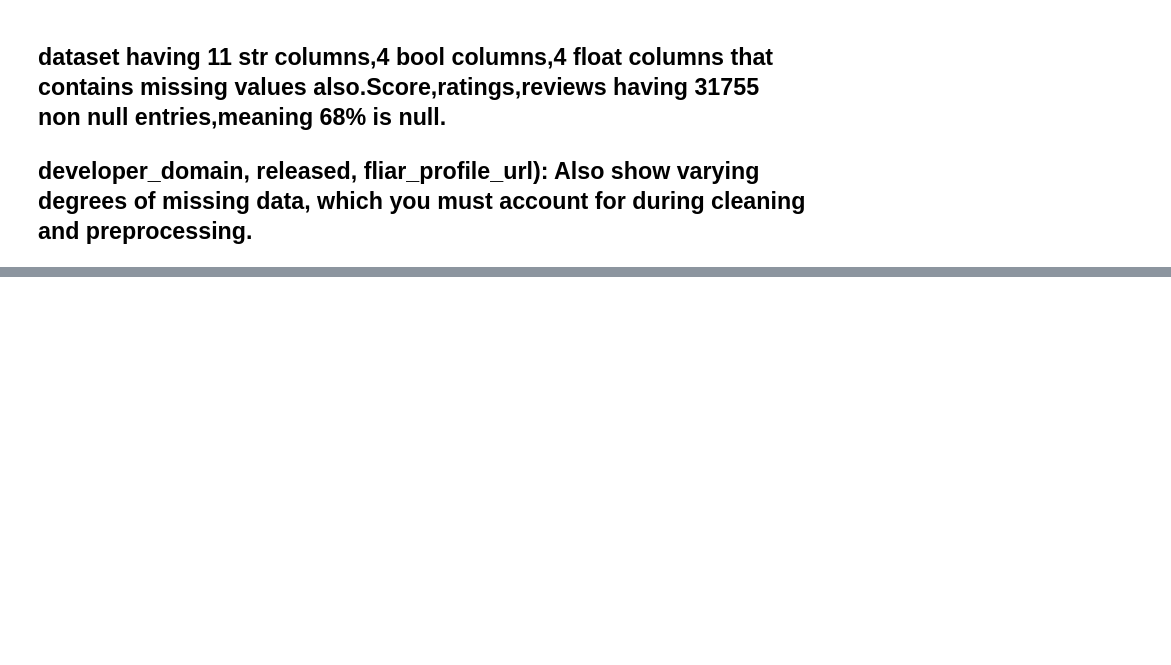
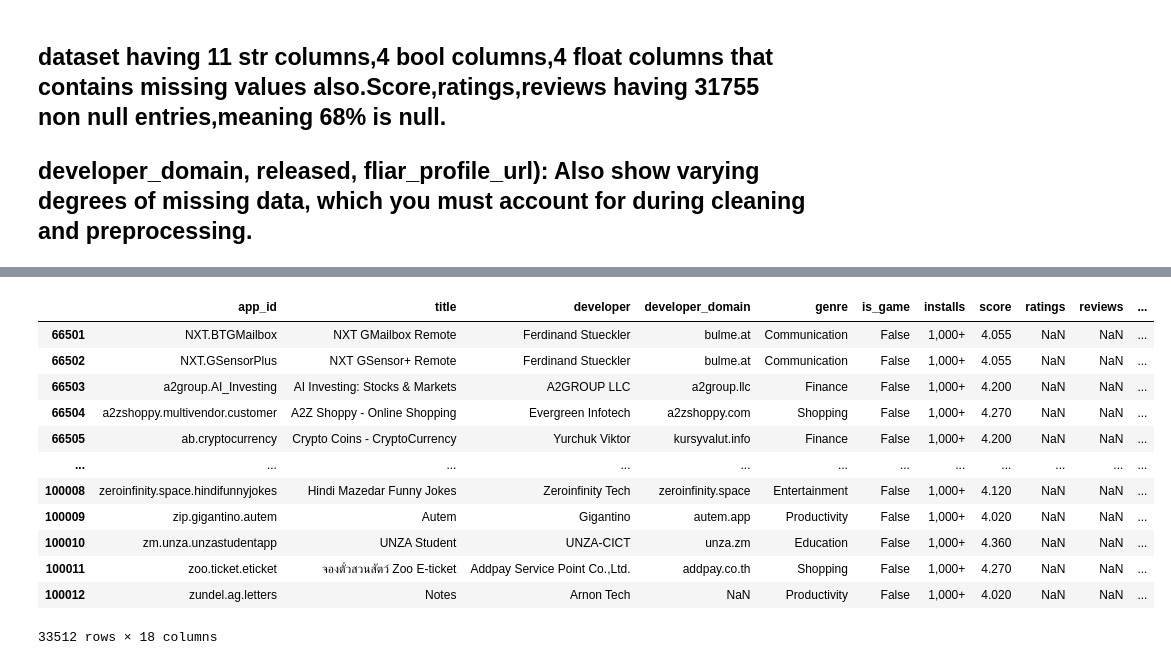
Before and after one commit to Indrajithpm777/PlayStore-Data-Explorer, a Jupyter notebook: Google play apps.ipynb, the cells around one changed output, grey strips where cells are left out. Saved outputs shown, nothing was run; the diff lists cells and outputs as text; code cells hidden in the pictures; blank space fills up the shorter version.

```diff
--- a/Google play apps.ipynb
+++ b/Google play apps.ipynb
@@ -140,0 +291,19 @@ memory usage: 26.6 MB
+# %%
+misings=apps[(apps['ratings'].isna())&(apps['installs']=='1,000+')]
+misings
+# Missing ratings and reviews are primarily concentrated in apps with 1,000+ installs.
+#Missing values in the ratings and reviews columns were imputed using the median value grouped by the installs column, applying groupby and transform to maintain proportional scaling.
+# %% [output]
+|  | app_id | title | developer | developer_domain | genre | is_game | installs | score | ratings | reviews | ... |
+| 66501 | NXT.BTGMailbox | NXT GMailbox Remote | Ferdinand Stueckler | bulme.at | Communication | False | 1,000+ | 4.055 | NaN | NaN | ... |
+| 66502 | NXT.GSensorPlus | NXT GSensor+ Remote | Ferdinand Stueckler | bulme.at | Communication | False | 1,000+ | 4.055 | NaN | NaN | ... |
+| 66503 | a2group.AI_Investing | AI Investing: Stocks & Markets | A2GROUP LLC | a2group.llc | Finance | False | 1,000+ | 4.200 | NaN | NaN | ... |
+| 66504 | a2zshoppy.multivendor.customer | A2Z Shoppy - Online Shopping | Evergreen Infotech | a2zshoppy.com | Shopping | False | 1,000+ | 4.270 | NaN | NaN | ... |
+| 66505 | ab.cryptocurrency | Crypto Coins - CryptoCurrency | Yurchuk Viktor | kursyvalut.info | Finance | False | 1,000+ | 4.200 | NaN | NaN | ... |
+| ... | ... | ... | ... | ... | ... | ... | ... | ... | ... | ... | ... |
+| 100008 | zeroinfinity.space.hindifunnyjokes | Hindi Mazedar Funny Jokes | Zeroinfinity Tech | zeroinfinity.space | Entertainment | False | 1,000+ | 4.120 | NaN | NaN | ... |
+| 100009 | zip.gigantino.autem | Autem | Gigantino | autem.app | Productivity | False | 1,000+ | 4.020 | NaN | NaN | ... |
+| 100010 | zm.unza.unzastudentapp | UNZA Student | UNZA-CICT | unza.zm | Education | False | 1,000+ | 4.360 | NaN | NaN | ... |
+| 100011 | zoo.ticket.eticket | จองตั๋วสวนสัตว์ Zoo E-ticket | Addpay Service Point Co.,Ltd. | addpay.co.th | Shopping | False | 1,000+ | 4.270 | NaN | NaN | ... |
+| 100012 | zundel.ag.letters | Notes | Arnon Tech | NaN | Productivity | False | 1,000+ | 4.020 | NaN | NaN | ... |
+33512 rows × 18 columns
```
Also changed, not shown: parts of 46 cells of this notebook.
